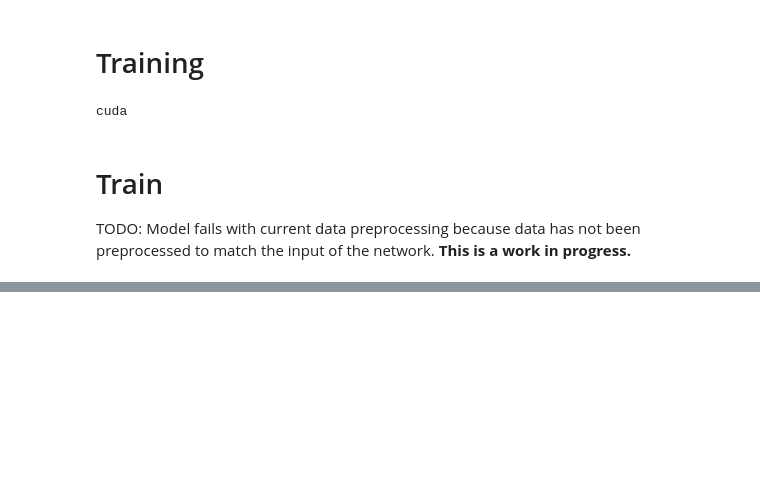
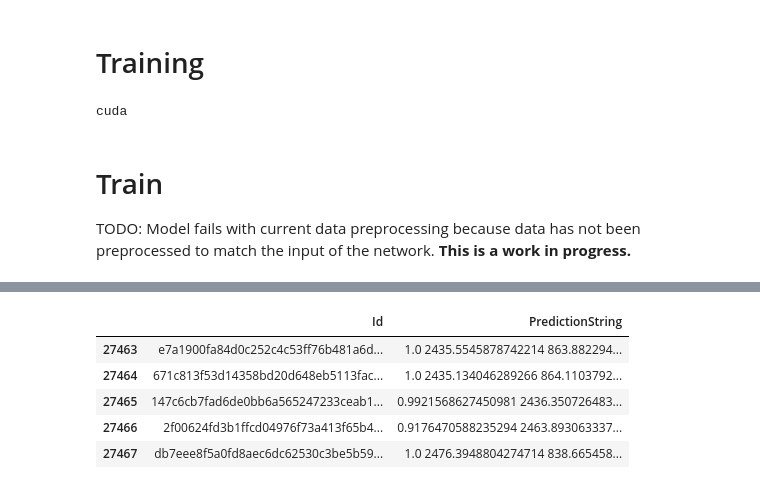
Before and after one commit to shih61/deep-learnging-3d-object-dectation, a Jupyter notebook: PSPNet_ResNet.ipynb, the cells around one changed output, grey strips where cells are left out. Saved outputs shown, nothing was run; the diff lists cells and outputs as text; code cells hidden in the pictures; blank space fills up the shorter version.

```diff
--- a/PSPNet_ResNet.ipynb
+++ b/PSPNet_ResNet.ipynb
@@ -847,0 +1475,9 @@ plt.plot(losses)
+# %%
+sub.tail()
+# %% [output]
+|  | Id | PredictionString |
+| 27463 | e7a1900fa84d0c252c4c53ff76b481a6d... | 1.0 2435.5545878742214 863.882294... |
+| 27464 | 671c813f53d14358bd20d648eb5113fac... | 1.0 2435.134046289266 864.1103792... |
+| 27465 | 147c6cb7fad6de0bb6a565247233ceab1... | 0.9921568627450981 2436.350726483... |
+| 27466 | 2f00624fd3b1ffcd04976f73a413f65b4... | 0.9176470588235294 2463.893063337... |
+| 27467 | db7eee8f5a0fd8aec6dc62530c3be5b59... | 1.0 2476.3948804274714 838.665458... |
```
Also changed, not shown: parts of 28 cells of this notebook, 2 other files.
